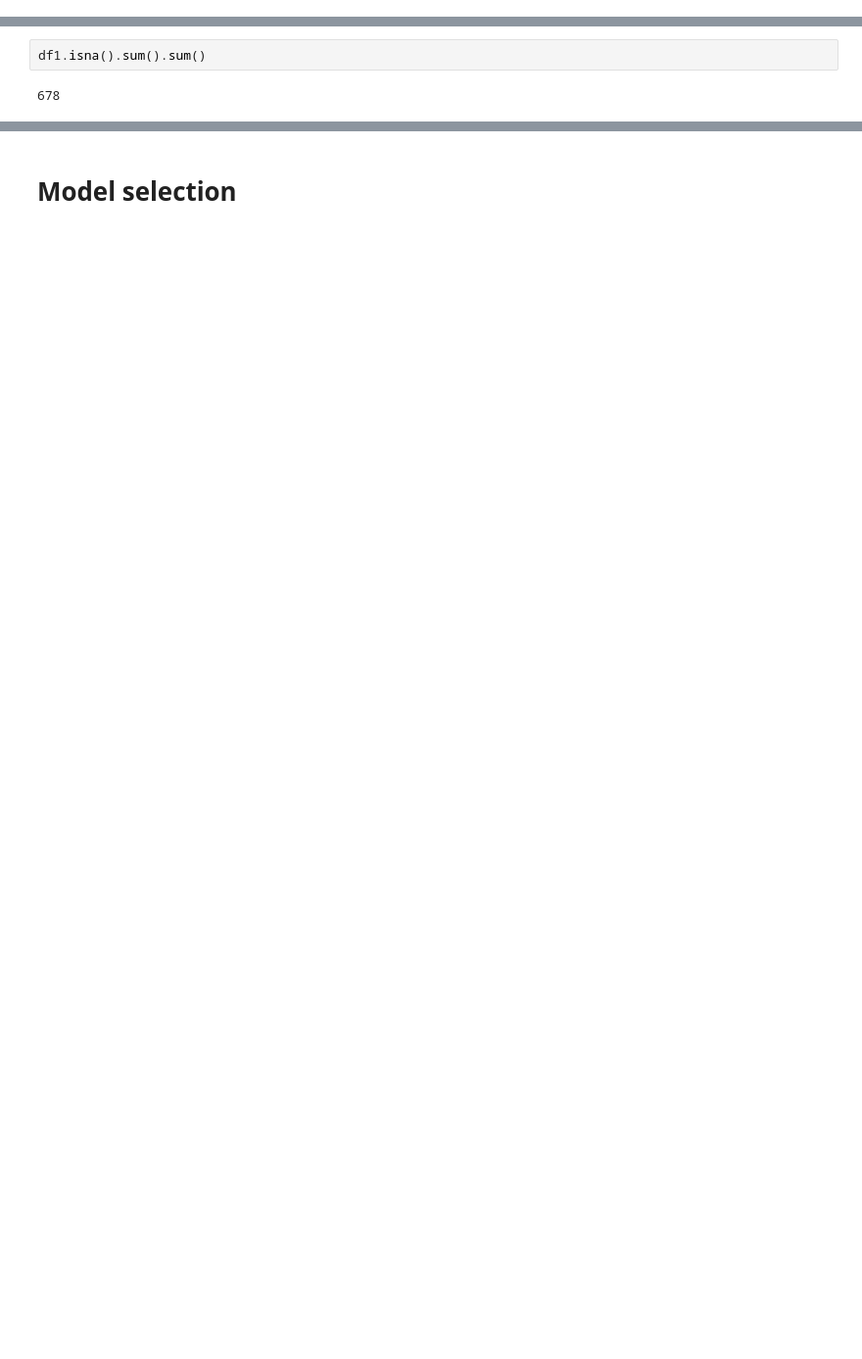
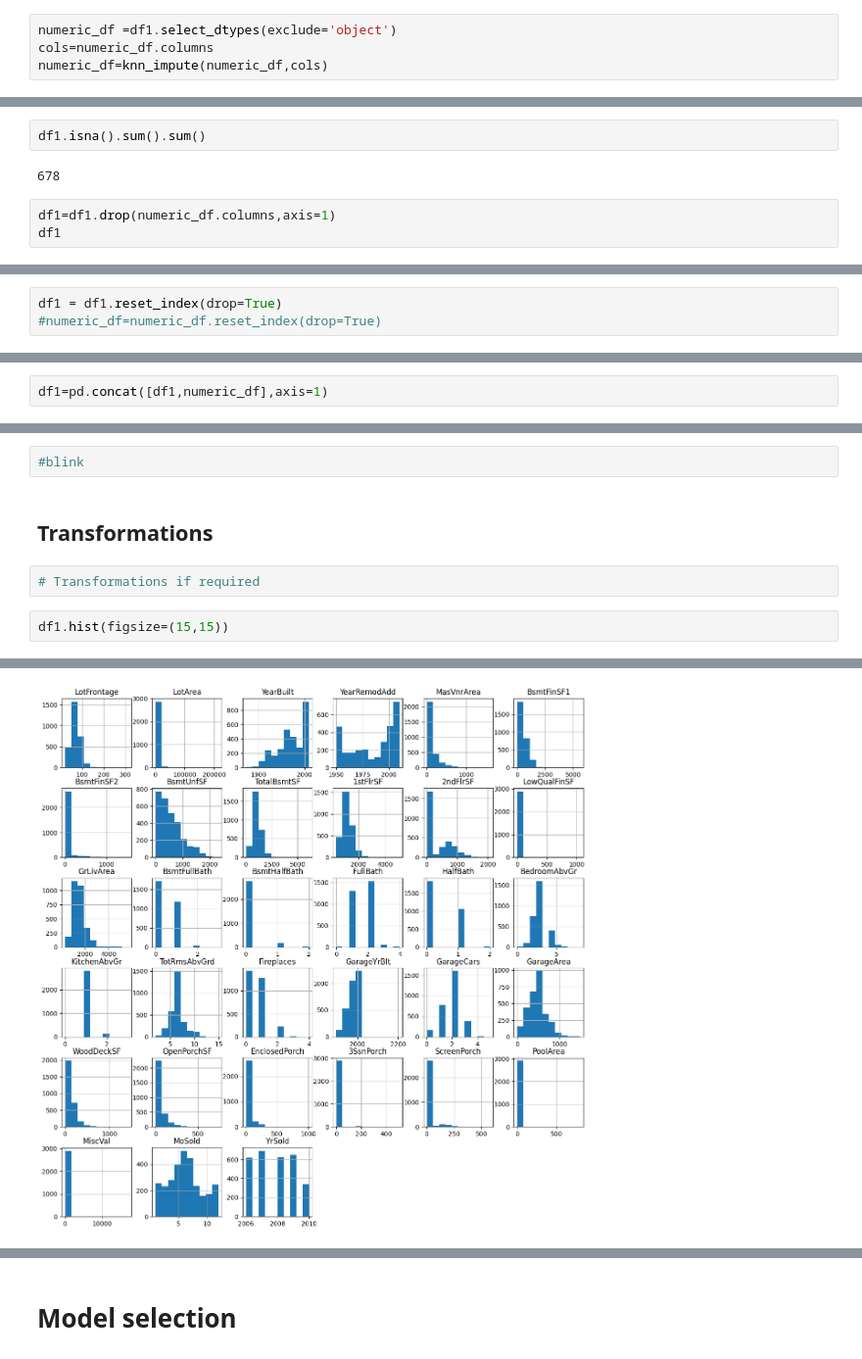
Before and after one commit to Bipin-Gouda/Data-Science, a Jupyter notebook: notebooks/HousePrice_kaggle.ipynb, the cells around one changed output, grey strips where cells are left out. Shown at 98% size. Saved outputs shown, nothing was run; the diff lists cells and outputs as text; blank space fills up the shorter version.

```diff
--- a/notebooks/HousePrice_kaggle.ipynb
+++ b/notebooks/HousePrice_kaggle.ipynb
@@ -288,0 +282,4 @@ knn_impute(df1,'jaba')
+# %%
+numeric_df =df1.select_dtypes(exclude='object')
+cols=numeric_df.columns
+numeric_df=knn_impute(numeric_df,cols)
@@ -290,3 +307,6 @@ knn_impute(df1,'jaba')
 df1.isna().sum().sum()
 # %% [output]
 678
+# %%
+df1=df1.drop(numeric_df.columns,axis=1)
+df1
@@ -292,0 +331,3 @@ df1.isna().sum().sum()
+# %%
+df1 = df1.reset_index(drop=True)
+#numeric_df=numeric_df.reset_index(drop=True)
@@ -292,0 +374,2 @@ df1.isna().sum().sum()
+# %%
+df1=pd.concat([df1,numeric_df],axis=1)
@@ -292,0 +416,9 @@ df1.isna().sum().sum()
+# %%
+#blink
+# %% [markdown]
+## Transformations
+# %%
+# Transformations if required
+# %%
+df1.hist(figsize=(15,15))
+# %% [output]
@@ -292,0 +442 @@ df1.isna().sum().sum()
+[figure, added]
```
Also changed, not shown: parts of 68 cells of this notebook, 5 other files.
